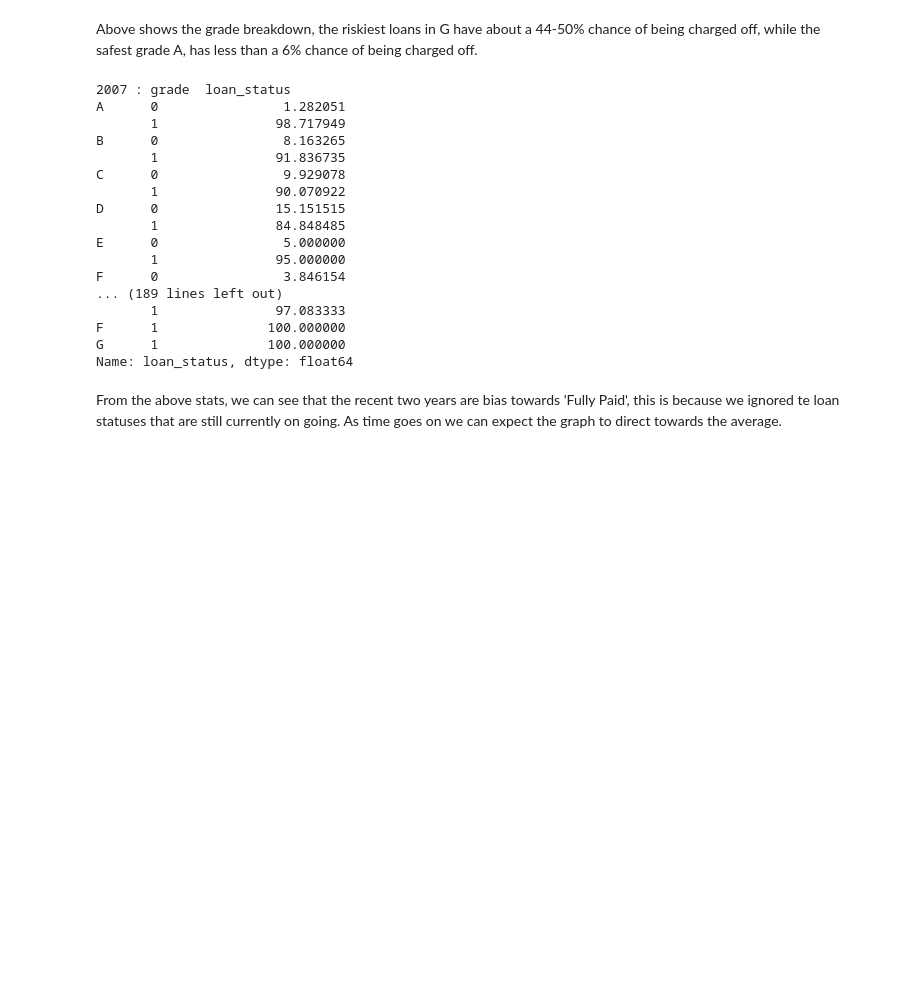
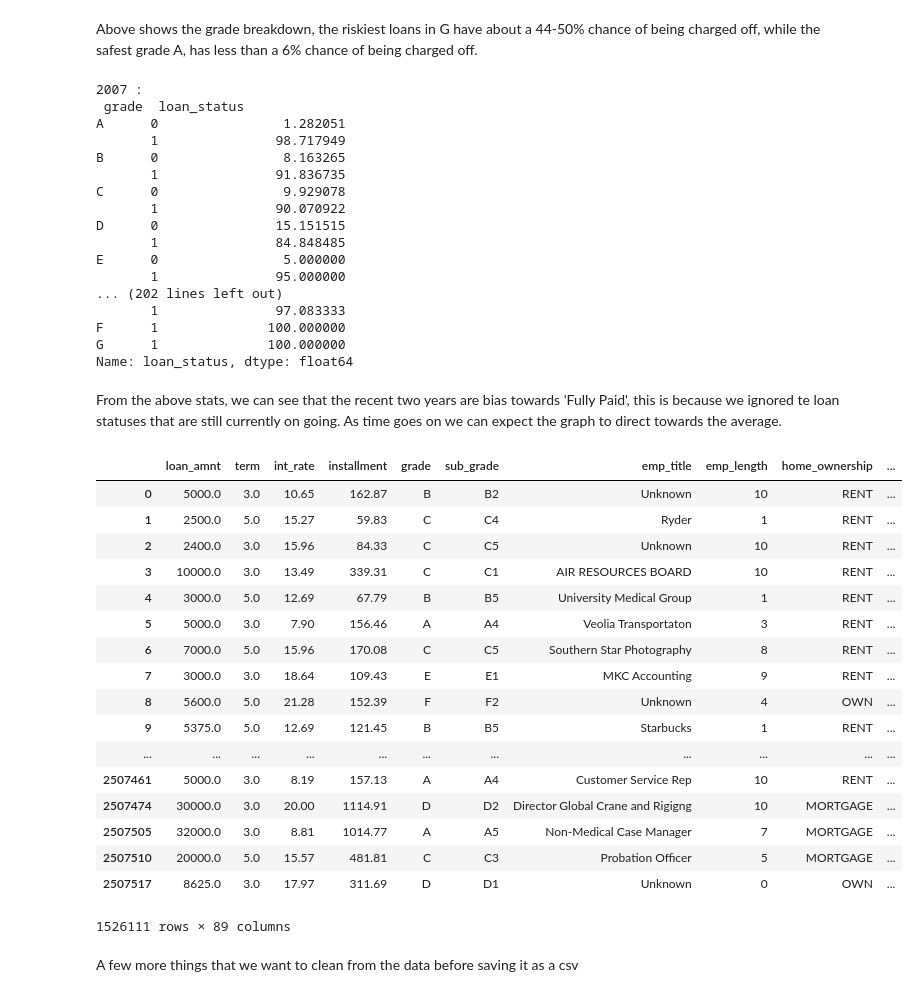
Before and after one commit to alan13519/P2PLending, a Jupyter notebook: P2P_EDA_Data_Cleaning.ipynb, the cells around one changed output. Drawn from its saved outputs; the diff is of its cells as text; code cells hidden in the pictures; blank space fills up the shorter version.

Commit message:
Data Exportation, Finished filling in Missing Data and some Exploratory Data Analysis

```diff
--- a/P2P_EDA_Data_Cleaning.ipynb
+++ b/P2P_EDA_Data_Cleaning.ipynb
@@ -11,6 +11,7 @@ import functions.edafunctions as edafuncs
 # %%
 warnings.filterwarnings("ignore") # Low memory - diff types warning
 df_p2p = pd.read_csv("data/merged_df.csv")
+pd.set_option('display.max_columns', 200)
 df_p2p.head(3)
 # %% [output]
 |  | Unnamed: 0 | id | member_id | loan_amnt | funded_amnt | funded_amnt_inv | term | int_rate | ... |
@@ -351,7 +347,6 @@ Column: earliest_cr_line has 0.001156539172181165% values NaN
 # %% [markdown]
 No more NaN columns
 # %%
-pd.set_option('display.max_columns', 100)
 df_p2p.head(30)['title']
 # %% [output]
 0                                  Computer
@@ -414,14 +409,16 @@ Above shows the grade breakdown, the riskiest loans in G have about a 44-50% cha
 # Drop all the issue dates that are 0
 df_p2p = df_p2p[[True if type(i) != int else False for i in df_p2p['issue_d'] ]]
 # %%
+# Show the percentage distribution of charge offs and grades for each year
 years = np.unique(df_p2p['issue_d'].dt.year) # All the years
 for year in years:
     df_year = df_p2p[df_p2p['issue_d'].dt.year ==  year]
     df_p2p_grade_loan_count = df_year.groupby(['grade','loan_status'])['loan_status'].size()
     df_p2p_gl_perc = df_p2p_grade_loan_count.groupby(level=0).apply(lambda x: 100 * x / float(x.sum()))
-    print(year, ":", df_p2p_gl_perc)
+    print(year, ":\n", df_p2p_gl_perc)
 # %% [output]
-2007 : grade  loan_status
+2007 :
+ grade  loan_status
 A      0                1.282051
        1               98.717949
 B      0                8.163265
@@ -432,8 +429,7 @@ D      0               15.151515
        1               84.848485
 E      0                5.000000
        1               95.000000
-F      0                3.846154
-... (189 lines left out)
+... (202 lines left out)
        1               97.083333
 F      1              100.000000
 G      1              100.000000
@@ -448,0 +439,23 @@ emp_length into int
+# %%
+df_p2p
+# %% [output]
+|  | loan_amnt | term | int_rate | installment | grade | sub_grade | emp_title | emp_length | home_ownership | ... |
+| 0 | 5000.0 | 3.0 | 10.65 | 162.87 | B | B2 | Unknown | 10 | RENT | ... |
+| 1 | 2500.0 | 5.0 | 15.27 | 59.83 | C | C4 | Ryder | 1 | RENT | ... |
+| 2 | 2400.0 | 3.0 | 15.96 | 84.33 | C | C5 | Unknown | 10 | RENT | ... |
+| 3 | 10000.0 | 3.0 | 13.49 | 339.31 | C | C1 | AIR RESOURCES BOARD | 10 | RENT | ... |
+| 4 | 3000.0 | 5.0 | 12.69 | 67.79 | B | B5 | University Medical Group | 1 | RENT | ... |
+| 5 | 5000.0 | 3.0 | 7.90 | 156.46 | A | A4 | Veolia Transportaton | 3 | RENT | ... |
+| 6 | 7000.0 | 5.0 | 15.96 | 170.08 | C | C5 | Southern Star Photography | 8 | RENT | ... |
+| 7 | 3000.0 | 3.0 | 18.64 | 109.43 | E | E1 | MKC Accounting | 9 | RENT | ... |
+| 8 | 5600.0 | 5.0 | 21.28 | 152.39 | F | F2 | Unknown | 4 | OWN | ... |
+| 9 | 5375.0 | 5.0 | 12.69 | 121.45 | B | B5 | Starbucks | 1 | RENT | ... |
+| ... | ... | ... | ... | ... | ... | ... | ... | ... | ... | ... |
+| 2507461 | 5000.0 | 3.0 | 8.19 | 157.13 | A | A4 | Customer Service Rep | 10 | RENT | ... |
+| 2507474 | 30000.0 | 3.0 | 20.00 | 1114.91 | D | D2 | Director Global Crane and Rigigng | 10 | MORTGAGE | ... |
+| 2507505 | 32000.0 | 3.0 | 8.81 | 1014.77 | A | A5 | Non-Medical Case Manager | 7 | MORTGAGE | ... |
+| 2507510 | 20000.0 | 5.0 | 15.57 | 481.81 | C | C3 | Probation Officer | 5 | MORTGAGE | ... |
+| 2507517 | 8625.0 | 3.0 | 17.97 | 311.69 | D | D1 | Unknown | 0 | OWN | ... |
+1526111 rows × 89 columns
+# %% [markdown]
+A few more things that we want to clean from the data before saving it as a csv
```
Also changed, not shown: parts of 19 cells of this notebook.
